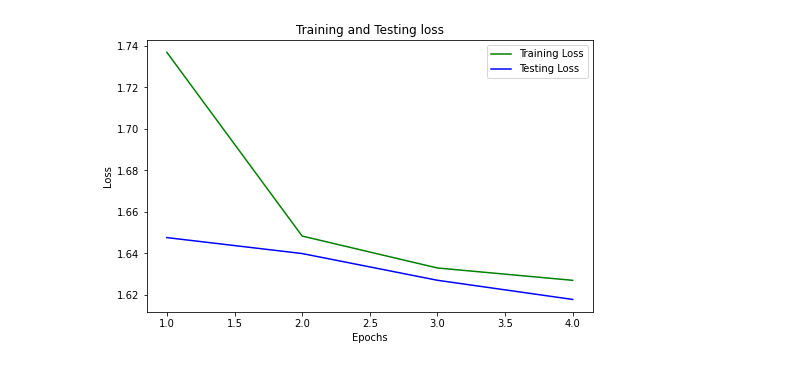
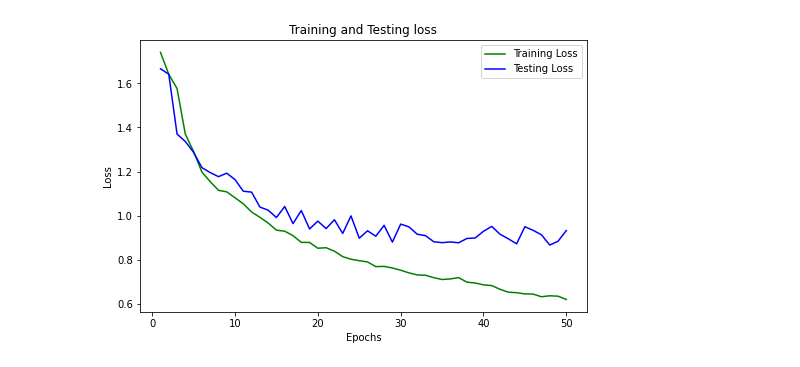
Before and after one commit to johnJDN/FlowerCNN, a Jupyter notebook: FlowerClassifier.ipynb, the cells around one changed output. Cells and saved outputs as stored; diff of their text form; code cells hidden in the pictures.

```diff
--- a/FlowerClassifier.ipynb
+++ b/FlowerClassifier.ipynb
@@ -247,14 +230,16 @@ Test(0)
 train_loss = []
 test_loss = []
 
-for epoch in range(1, 5):
+for epoch in range(1, 51):
     train_loss.append(Train(epoch,200))
     test_loss.append(Test(epoch))
 
     print('\n')
 
-    if epoch % 1 == 0:
-        torch.save(model, 'model_'+str(epoch)+'.pth')
+    if epoch % 10 == 0:
+        model_save_name = f'classifier_{epoch}_epochs_4-26.pth'
+        path = f"/content/gdrive/My Drive/Colab Notebooks/{model_save_name}"
+        torch.save(model.state_dict(), path)
 
 plt.figure(figsize=(8, 5))
 plt.plot(range(1, len(train_loss)+1), train_loss, 'g', label='Training Loss')
@@ -284,2 +271,2 @@ Epoch: [4], Test Loss: 1.6179, Accuracy: 0.23, Time: 44.47 sec
-[figure, old version]
+[figure, new version]
 # %%
```
Also changed, not shown: parts of 6 cells of this notebook.
